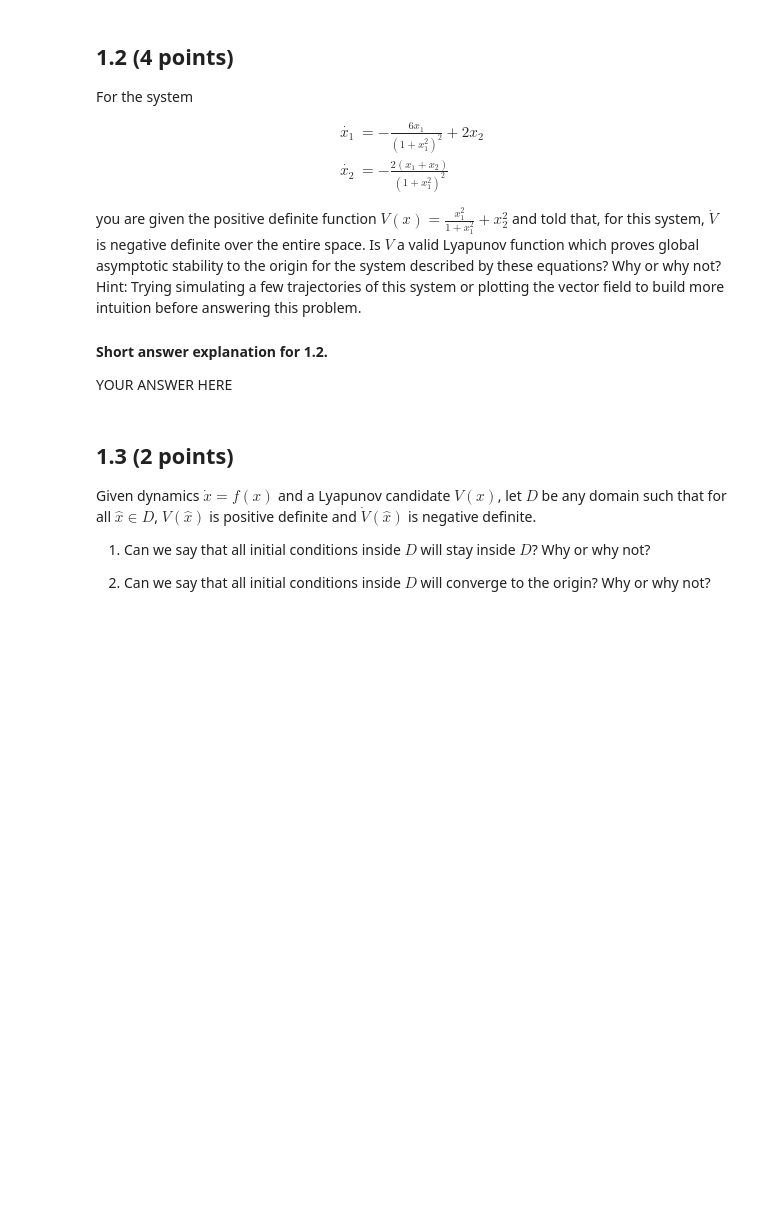
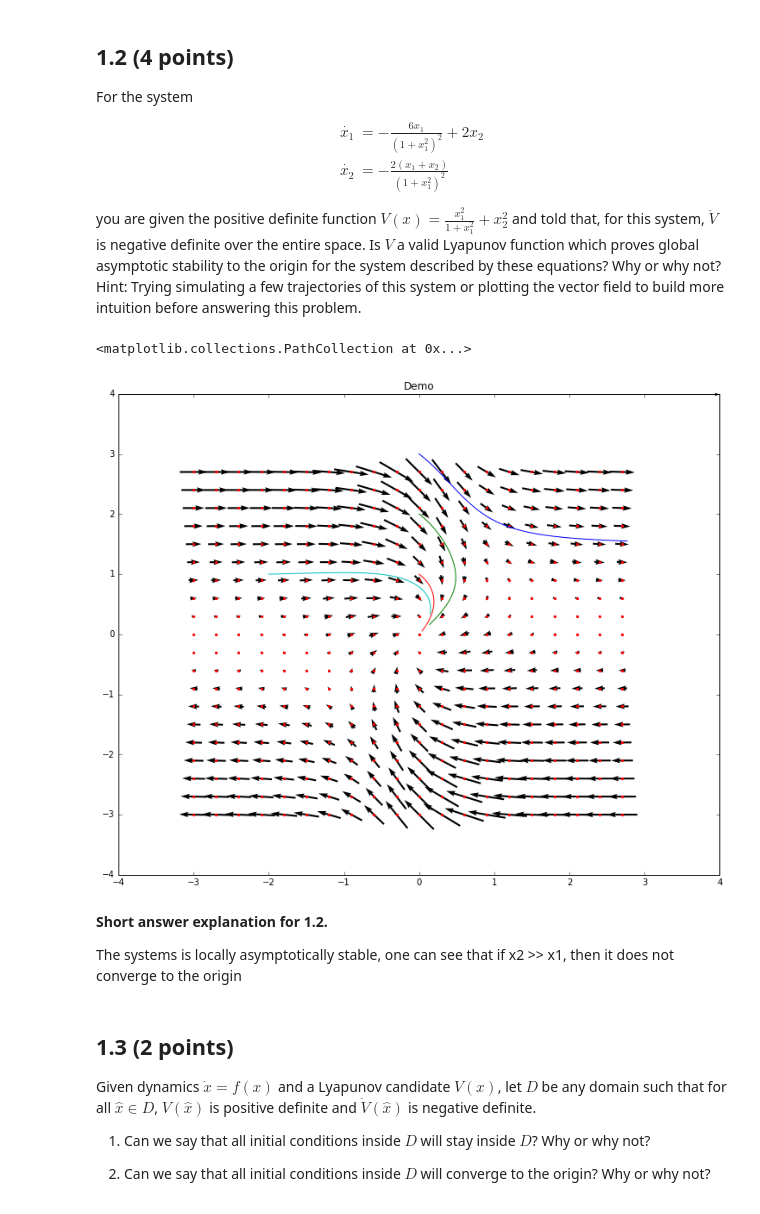
Before and after one commit to Raiszo/underactuated_6.832, a Jupyter notebook: set_3_code/set_3.ipynb, the cells around one changed output. Saved outputs shown, nothing was run; the diff lists cells and outputs as text; code cells hidden in the pictures; blank space fills up the shorter version.

Commit message:
:dagger: plotting vector fields :v

```diff
--- a/set_3_code/set_3.ipynb
+++ b/set_3_code/set_3.ipynb
@@ -74,8 +70,47 @@ you are given the positive definite function $V(x) =\frac{x_1^2}{1 + x_1^2}+ x_2
-# %% [markdown]
-**Short answer explanation for 1.2.**
-
-
-YOUR ANSWER HERE
+# %%
+# Sandbox for doing math, plotting
+# You might find this reference useful for making quiver plots / plotting vector fields:
+# https://matplotlib.org/examples/pylab_examples/quiver_demo.html
+
+import matplotlib.pyplot as plt
+import numpy as np
+
+plt.rcParams['figure.figsize'] = (12.5, 10.0) # set default size of plots
+x1, x2 = np.meshgrid(np.arange(-3, 3, 0.1), np.arange(-3, 3, 0.1))
+dx1 = - 6*x1 / (1 + x1**2)**2 + 2*x2
+dx2 = - 2*(x1 + x2)/(1 + x1**2)**2
+
+
+
+plt.figure()
+plt.title('Demo')
+Q = plt.quiver(x1[::3, ::3], x2[::3, ::3], dx1[::3, ::3], dx2[::3, ::3],
+              pivot='mid', units='inches')
+qk = plt.quiverkey(Q, 0.9, 0.9, 1, r'$1 \frac{m}{s}$', labelpos='E',
+                   coordinates='figure')
+
+dt = 0.01
+t = np.arange(0, 1, dt)
+initial_positions = [[0, 3], [0, 2], [0, 1], [-2, 1]]
+for X0 in initial_positions:
+    trajectory = np.array([X0])
+    for i in t:
+        # print trajectory, trajectory.shape
+        _x, _y = trajectory[-1, 0], trajectory[-1, 1]
+        _dx = - 6*_x / (1 + _x**2)**2 + 2*_y
+        _dy = - 2*(_x + _y)/(1 + _x**2)**2
+        trajectory = np.append(trajectory, [[_x + _dx*dt, _y + _dy*dt]], axis=0)
+    plt.plot(trajectory[:,0], trajectory[:,1])
+
+plt.scatter(x1[::3, ::3], x2[::3, ::3], color='r', s=5)
+# %% [output]
+<matplotlib.collections.PathCollection at 0x...>
+[figure, added]
+# %% [markdown]
+**Short answer explanation for 1.2.**
+
+
+The systems is locally asymptotically stable, one can see that if x2 >> x1, then it does not converge to the origin
 # %% [markdown]
 ## 1.3 (2 points)
 
```
Also changed, not shown: parts of 1 cell of this notebook.
